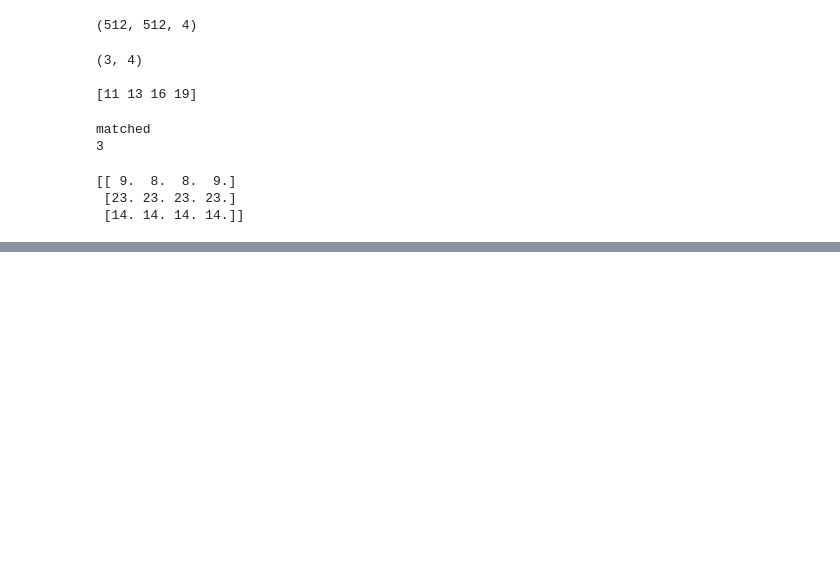
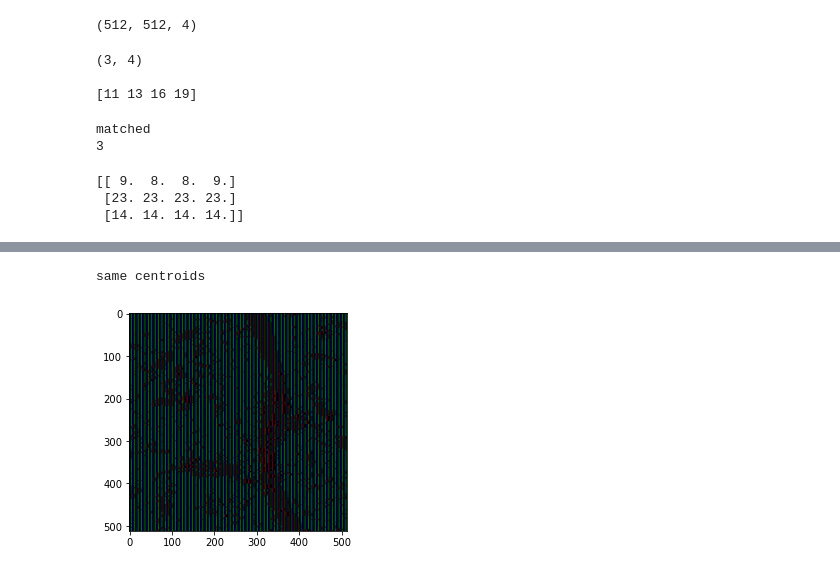
Before and after one commit to oceanseemona/9_K-means-clustering-for-satellite-images, a Jupyter notebook: k_means_code.ipynb, the cells around one changed output, grey strips where cells are left out. Drawn from its saved outputs; the diff is of its cells as text; code cells hidden in the pictures; blank space fills up the shorter version.

```diff
--- a/k_means_code.ipynb
+++ b/k_means_code.ipynb
@@ -142,0 +183,4 @@ plt.show()
+# %%
+# 1. Initialize silhouette array s (512,512)
+
+s = np.zeros((512,512))
@@ -142,0 +201,42 @@ plt.show()
+# %%
+# Repeating same process for k = 3,4,5
+
+def kmeans(k,imageinput,coord,threshold):
+
+    clusteredImage = np.zeros((512,512,3))
+    initCentroids = []
+
+    for i in range(k):
+        initCentroids.append(imageinput[coord[i][0],coord[i][1],:])
+
+    initCentroids = np.array(initCentroids)
+
+    # we will be updating centroids later
+    centroids = initCentroids
+
+    # loop until stopping criteria is met
+    count = 0
+    while(count < threshold):
+        classData = clustering(k,imageinput,centroids)
+        updatedCentroids = np.round(updateCentroids(imageinput,classData))
+        if (centroids==updatedCentroids).all():
+            print("same centroids")
+            break
+        else:
+            centroids = updatedCentroids
+        count+=1
+
+    # form image
+    for i in range(512):
+        for j in range(512):
+            clusteredImage[i,j,:] = color[int(classData[i,j])]
+
+    img = Image.fromarray(clusteredImage.astype(int), 'RGB')
+    imgplot = plt.imshow(img)
+    plt.show()
+# %%
+k = 3
+kmeans(k,imageinput,coord,threshold)
+# %% [output]
+same centroids
+[figure, added]
```
Also changed, not shown: parts of 17 cells of this notebook.
